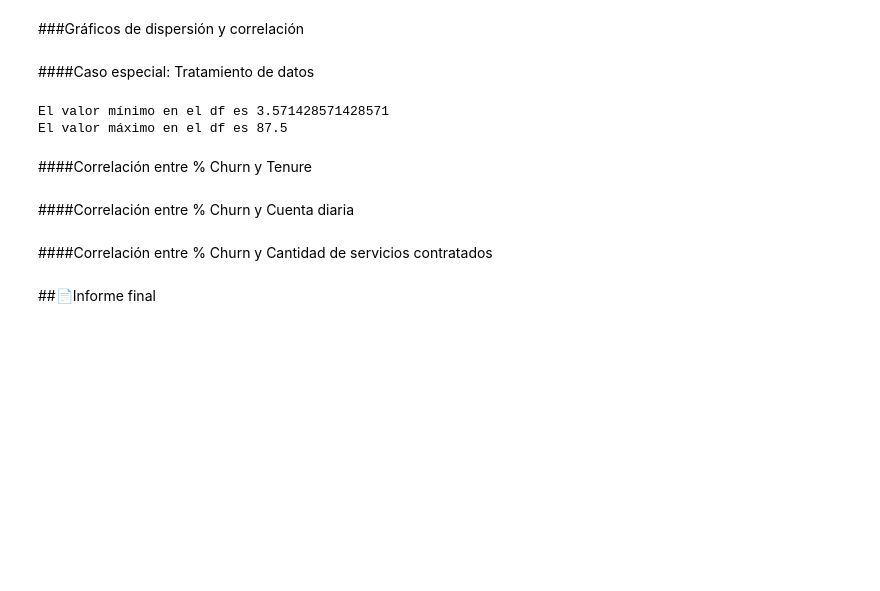
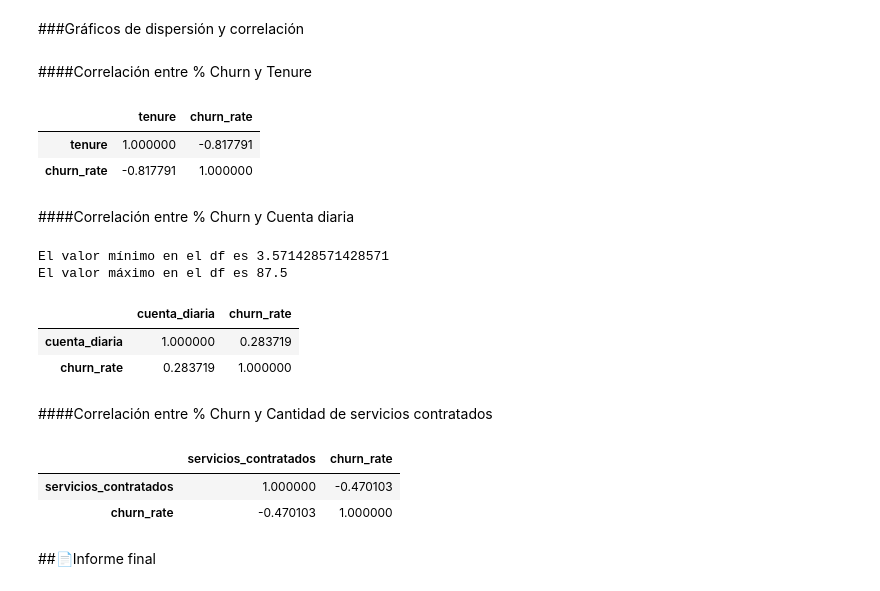
Before and after one commit to JLuceroVasquez/challenge-telecom-x-latam, a Jupyter notebook: TelecomX_LATAM.ipynb, the cells around one changed output. Drawn from its saved outputs; the diff is of its cells as text; code cells hidden in the pictures; blank space fills up the shorter version.

```diff
--- a/TelecomX_LATAM.ipynb
+++ b/TelecomX_LATAM.ipynb
@@ -886,8 +886,17 @@ fig.update_layout(showlegend=False, height=400, width=1100)
 [interactive output not drawn]
 # %% [markdown]
 ###Gráficos de dispersión y correlación
-# %% [markdown]
-####Caso especial: Tratamiento de datos
+# %% [markdown]
+####Correlación entre % Churn y Tenure
+# %%
+df_tenure_churnrate = df_agrupados_cuanti[0]
+df_tenure_churnrate.corr(method='pearson')
+# %% [output]
+|  | tenure | churn_rate |
+| tenure | 1.000000 | -0.817791 |
+| churn_rate | -0.817791 | 1.000000 |
+# %% [markdown]
+####Correlación entre % Churn y Cuenta diaria
 # %%
 '''
 En el dataframe que agrupa la probabilidad de evasión según cobro diario se
@@ -901,11 +910,20 @@ print('El valor máximo en el df es',max(df_cuentadiaria_churnrate.churn_rate))
 # %% [output]
 El valor mínimo en el df es 3.571428571428571
 El valor máximo en el df es 87.5
-# %% [markdown]
-####Correlación entre % Churn y Tenure
-# %% [markdown]
-####Correlación entre % Churn y Cuenta diaria
+# %%
+df_cuentadiaria_churnrate.corr(method='pearson')
+# %% [output]
+|  | cuenta_diaria | churn_rate |
+| cuenta_diaria | 1.000000 | 0.283719 |
+| churn_rate | 0.283719 | 1.000000 |
 # %% [markdown]
 ####Correlación entre % Churn y Cantidad de servicios contratados
+# %%
+df_servicios_churnrate = df_agrupados_cuanti[2]
+df_servicios_churnrate.corr(method='pearson')
+# %% [output]
+|  | servicios_contratados | churn_rate |
+| servicios_contratados | 1.000000 | -0.470103 |
+| churn_rate | -0.470103 | 1.000000 |
 # %% [markdown]
 ##📄Informe final
```
